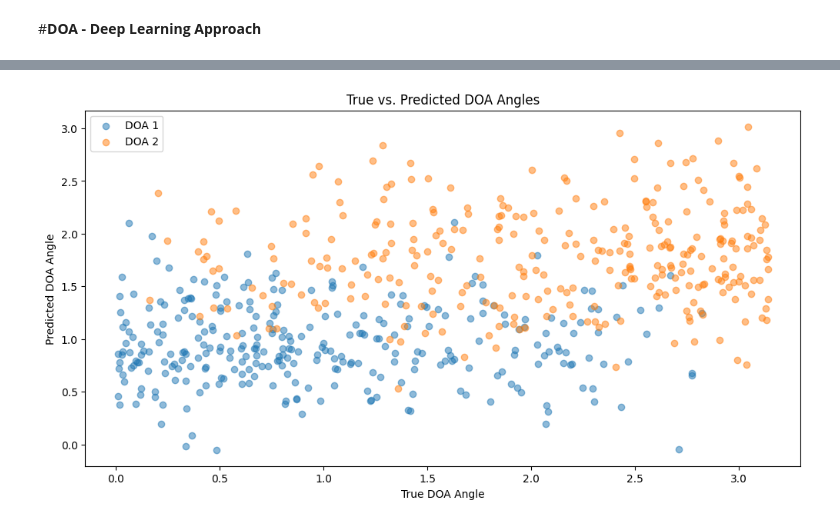
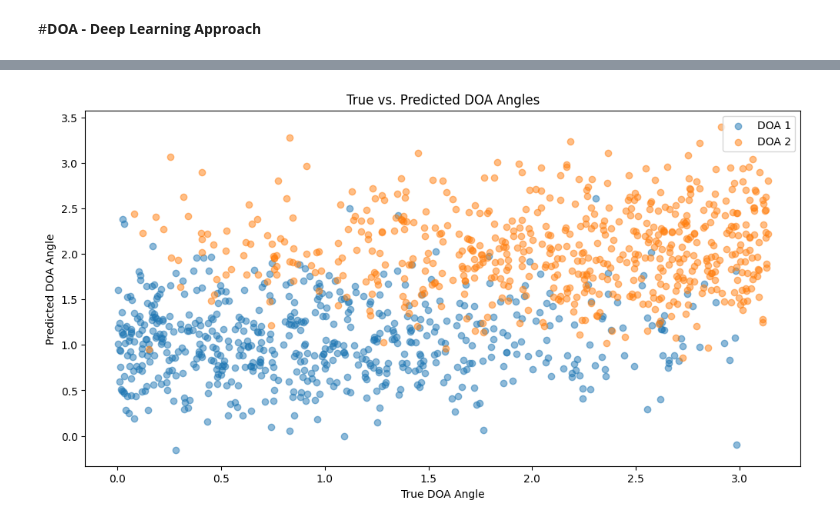
Before and after one commit to omerbokobza/DOAsAlgorithmsImpl, a Jupyter notebook: RADAR.ipynb, the cells around one changed output, grey strips where cells are left out. Saved outputs shown, nothing was run; the diff lists cells and outputs as text; code cells hidden in the pictures.

```diff
--- a/RADAR.ipynb
+++ b/RADAR.ipynb
@@ -760,8 +878,8 @@ from tensorflow.keras.layers import Dense
 import matplotlib.pyplot as plt
 
 # Generate your data with the same number of samples as used for training and testing
-num_samples = 1500  # Adjust the number of samples
-num_antennas = 16
+num_samples = 3000 # Adjust the number of samples
+num_antennas = 8
 num_sources = 2
 signal_dim = 100
 
@@ -802,7 +920,7 @@ y_pred = model.predict(X_test_scaled)
 # Calculate Mean Squared Error for each DOA angle
 mse = mean_squared_error(y_test, y_pred)
 
-desired_num_samples = 300  # Adjust to the number of samples you want
+desired_num_samples = 600  # Adjust to the number of samples you want
 
 if true_doas.shape[0] > desired_num_samples:
     true_doas = true_doas[:desired_num_samples, :]
@@ -850,4 +968,4 @@ Epoch 50/50
-[figure, old version]
+[figure, new version]
 # %%
 model = build_model(X_train_scaled.shape[1], y_train.shape[1])
 
```
Also changed, not shown: parts of 19 cells of this notebook.
